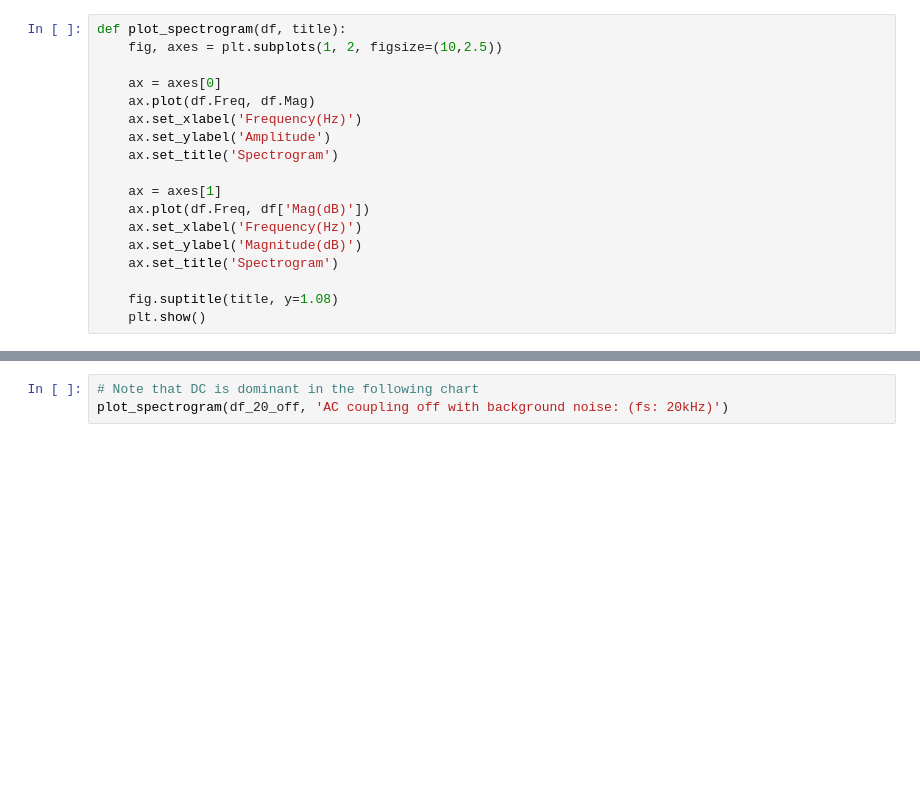
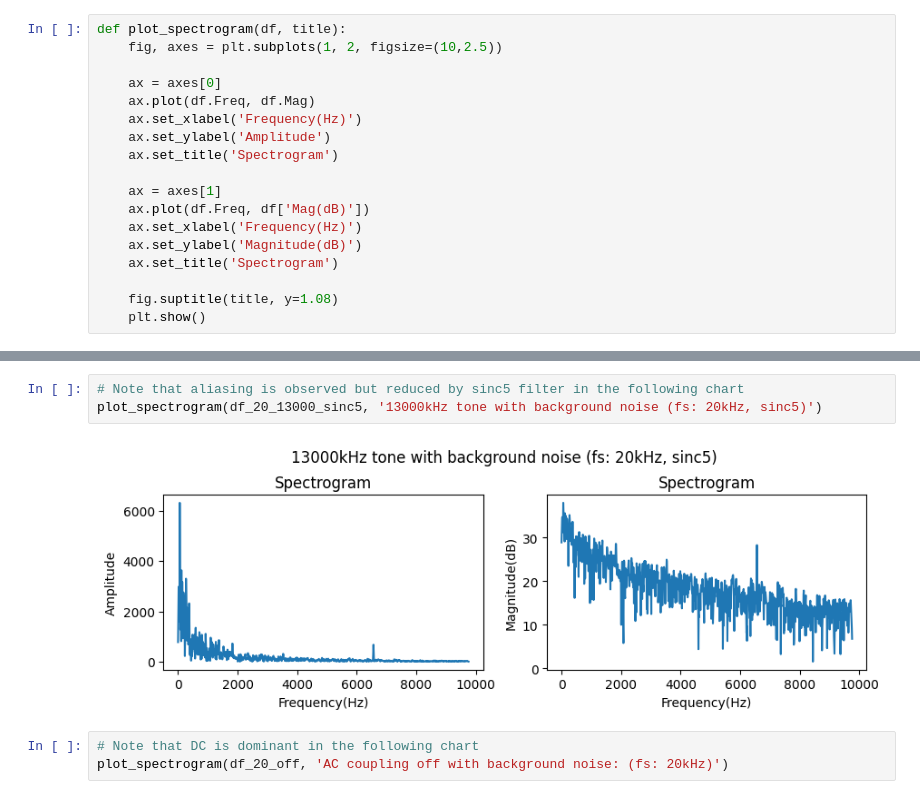
Before and after one commit to araobp/data-science, a Jupyter notebook: STM32/data/MEMSMIC.ipynb, the cells around one changed output, grey strips where cells are left out. Saved outputs shown, nothing was run; the diff lists cells and outputs as text; blank space fills up the shorter version.

```diff
--- a/STM32/data/MEMSMIC.ipynb
+++ b/STM32/data/MEMSMIC.ipynb
@@ -66,3 +69,8 @@ plot_spectrogram(df_20_13000, '13000kHz tone with background noise (fs: 20kHz)')
+# %%
+# Note that aliasing is observed but reduced by sinc5 filter in the following chart
+plot_spectrogram(df_20_13000_sinc5, '13000kHz tone with background noise (fs: 20kHz, sinc5)')
+# %% [output]
+[figure, added]
 # %%
 # Note that DC is dominant in the following chart
 plot_spectrogram(df_20_off, 'AC coupling off with background noise: (fs: 20kHz)')
```
Also changed, not shown: parts of 5 cells of this notebook, 13 other files.
